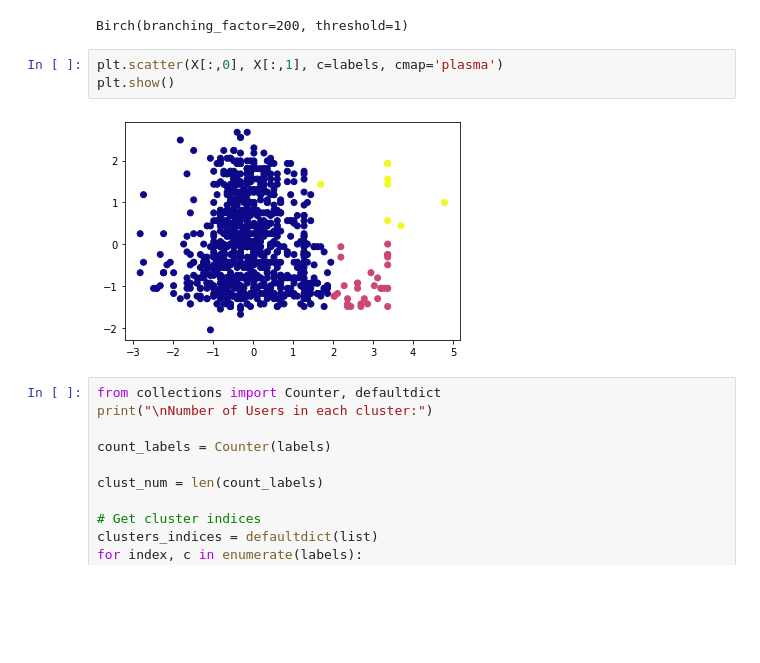
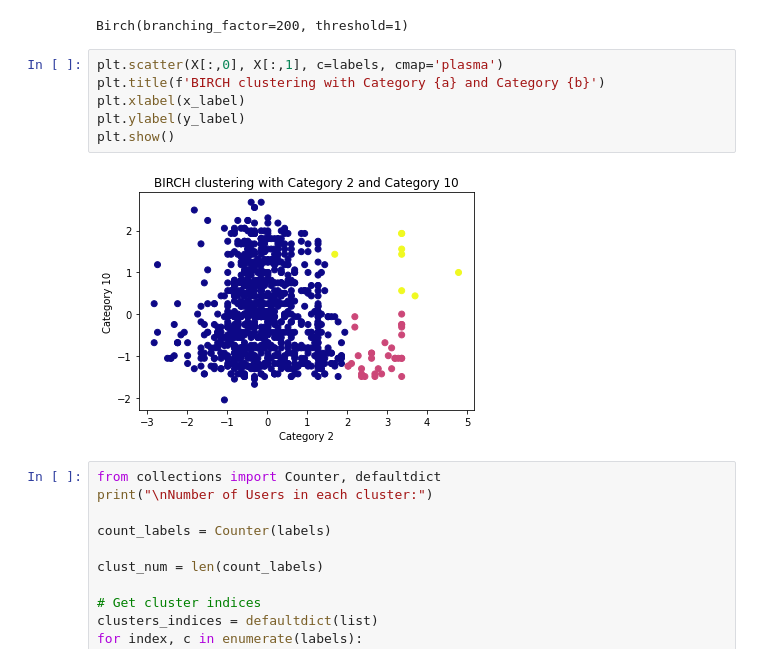
Before and after one commit to DAFFA4EVER/Clustering-Glow-2022, a Jupyter notebook: Clustering BIRCH.ipynb, the cells around one changed output. Cells and saved outputs as stored; diff of their text form; blank space fills up the shorter version.

```diff
--- a/Clustering BIRCH.ipynb
+++ b/Clustering BIRCH.ipynb
@@ -57,9 +57,12 @@ labels = bclust.predict(X)
 Birch(branching_factor=200, threshold=1)
 # %%
 plt.scatter(X[:,0], X[:,1], c=labels, cmap='plasma')
+plt.title(f'BIRCH clustering with Category {a} and Category {b}')
+plt.xlabel(x_label)
+plt.ylabel(y_label)
 plt.show()
 # %% [output]
-[figure, old version]
+[figure, new version]
 # %%
 from collections import Counter, defaultdict
 print("\nNumber of Users in each cluster:")
```
Also changed, not shown: parts of 1 cell of this notebook, 2 other files.
